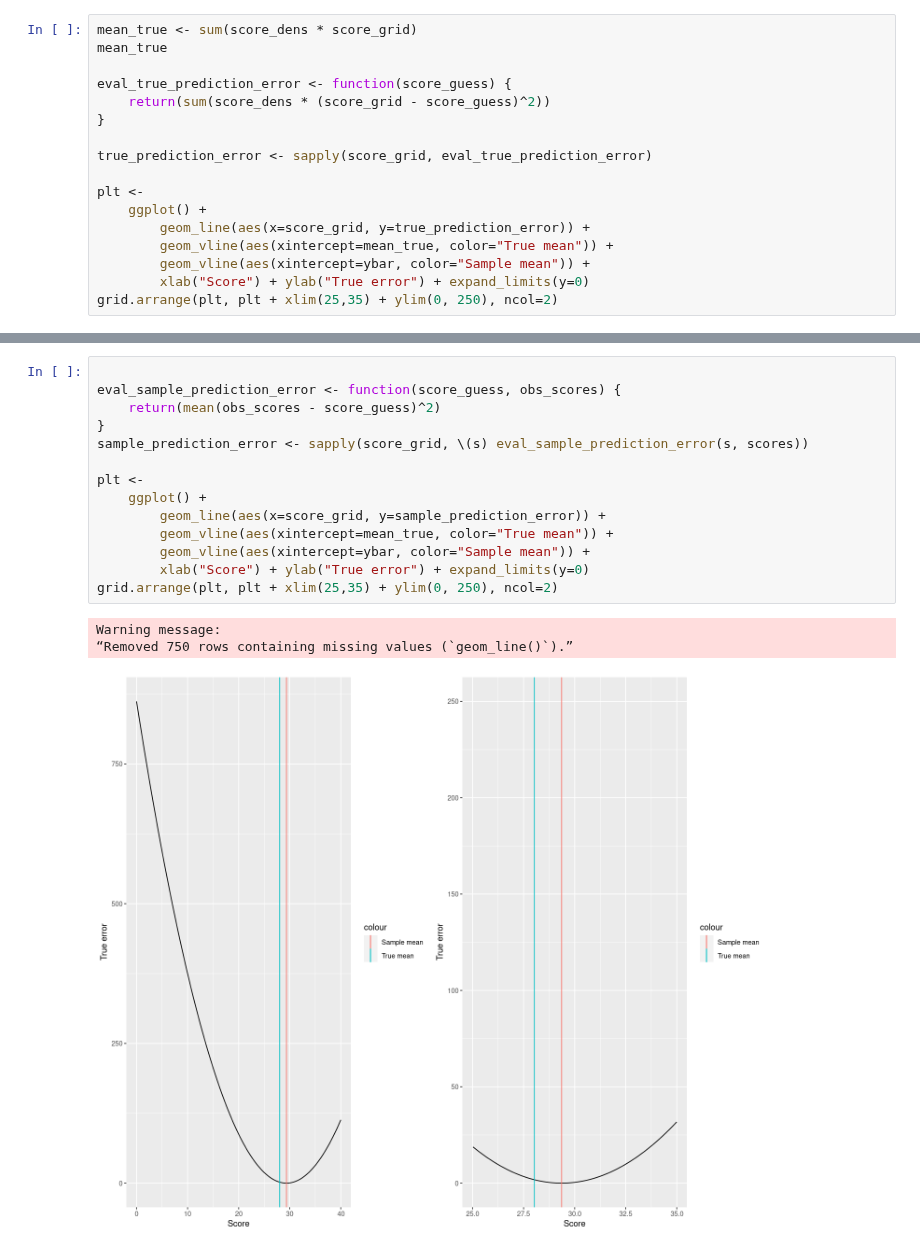
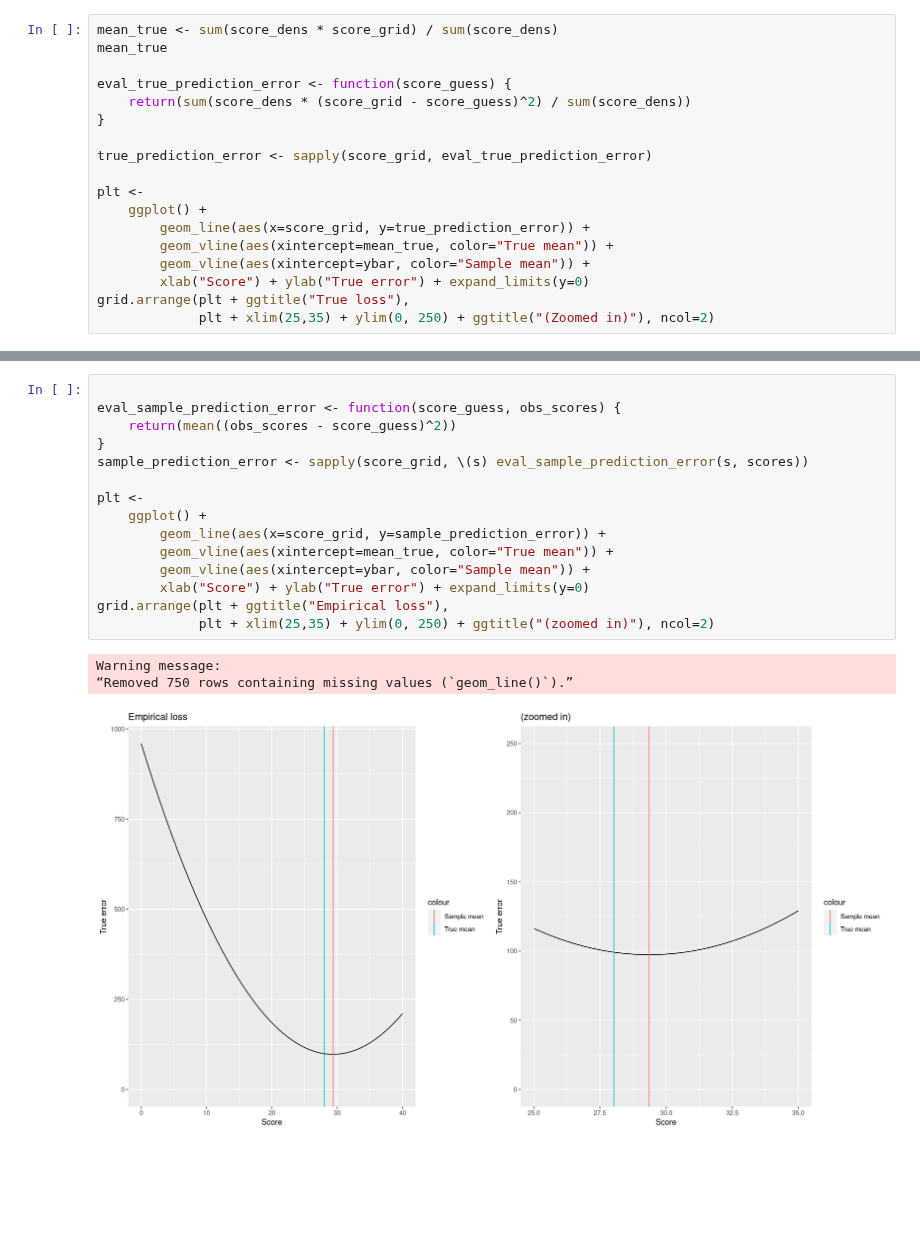
Before and after one commit to berkeley-stat151a/fall-2024, a Jupyter notebook: lectures/grades_graph.out.ipynb, the cells around one changed output, grey strips where cells are left out. Drawn from its saved outputs; the diff is of its cells as text; blank space fills up the shorter version.

```diff
--- a/lectures/grades_graph.out.ipynb
+++ b/lectures/grades_graph.out.ipynb
@@ -133,9 +133,9 @@ Warning message:
 # %%
-mean_true <- sum(score_dens * score_grid)
+mean_true <- sum(score_dens * score_grid) / sum(score_dens)
 mean_true
 
 eval_true_prediction_error <- function(score_guess) {
-    return(sum(score_dens * (score_grid - score_guess)^2))
+    return(sum(score_dens * (score_grid - score_guess)^2) / sum(score_dens))
 }
 
 true_prediction_error <- sapply(score_grid, eval_true_prediction_error)
@@ -146,7 +146,8 @@ plt <-
         geom_vline(aes(xintercept=mean_true, color="True mean")) +
         geom_vline(aes(xintercept=ybar, color="Sample mean")) +
         xlab("Score") + ylab("True error") + expand_limits(y=0)
-grid.arrange(plt, plt + xlim(25,35) + ylim(0, 250), ncol=2)
+grid.arrange(plt + ggtitle("True loss"),
+             plt + xlim(25,35) + ylim(0, 250) + ggtitle("(Zoomed in)"), ncol=2)
 # %% [output]
 28.0258687403645
 Warning message:
@@ -155,21 +156,22 @@ Warning message:
 # %%
 
 eval_sample_prediction_error <- function(score_guess, obs_scores) {
-    return(mean(obs_scores - score_guess)^2)
+    return(mean((obs_scores - score_guess)^2))
 }
 sample_prediction_error <- sapply(score_grid, \(s) eval_sample_prediction_error(s, scores))
 
 plt <-
     ggplot() +
         geom_line(aes(x=score_grid, y=sample_prediction_error)) +
         geom_vline(aes(xintercept=mean_true, color="True mean")) +
         geom_vline(aes(xintercept=ybar, color="Sample mean")) +
         xlab("Score") + ylab("True error") + expand_limits(y=0)
-grid.arrange(plt, plt + xlim(25,35) + ylim(0, 250), ncol=2)
+grid.arrange(plt + ggtitle("Empirical loss"),
+             plt + xlim(25,35) + ylim(0, 250) + ggtitle("(zoomed in)"), ncol=2)
 # %% [output]
 Warning message:
 “Removed 750 rows containing missing values (`geom_line()`).”
-[figure, old version]
+[figure, new version]
 # %%
 pred_df <- data.frame()
 for (draw_ind in 1:10) {
```
Also changed, not shown: parts of 15 cells of this notebook, 22 other files.
